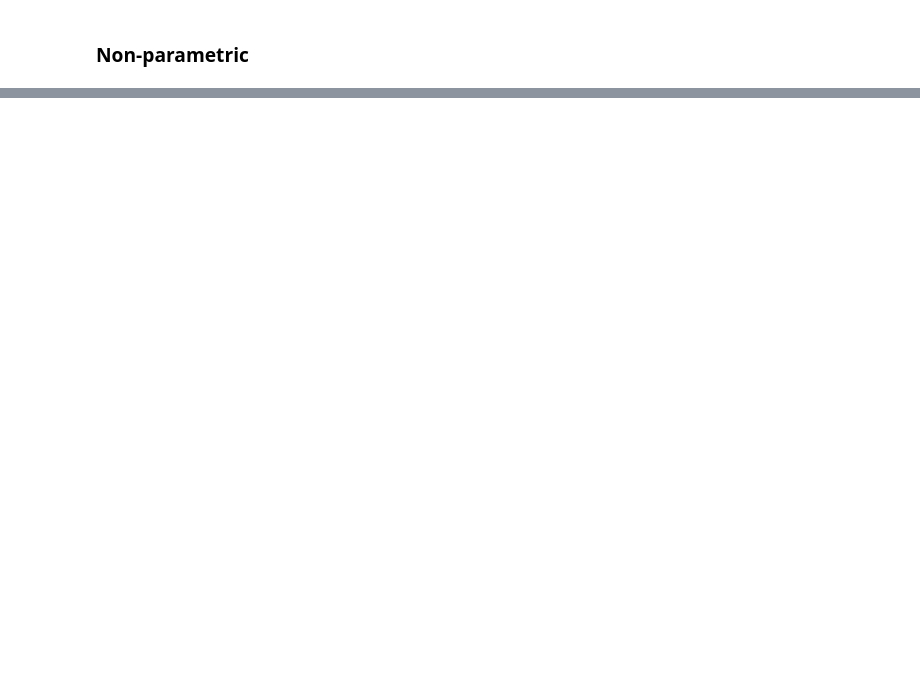
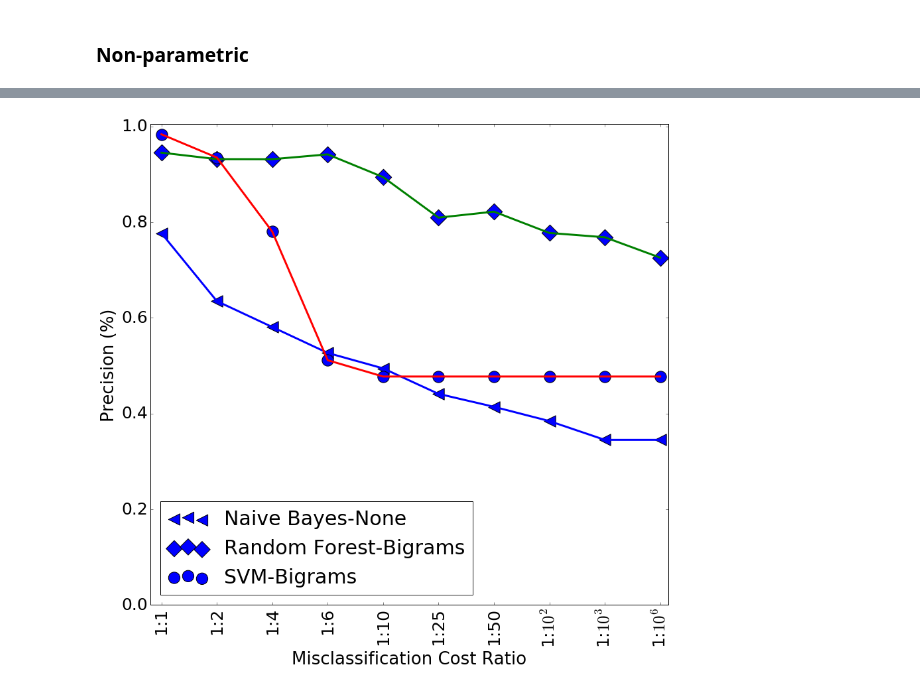
Before and after one commit to borjaeg/thete, a Jupyter notebook: Paper-Analysis.ipynb, the cells around one changed output, grey strips where cells are left out. Drawn from its saved outputs; the diff is of its cells as text; code cells hidden in the pictures; blank space fills up the shorter version.

```diff
--- a/Paper-Analysis.ipynb
+++ b/Paper-Analysis.ipynb
@@ -157,4 +199,10 @@ plot_image(axis_costs, recall_avg_normalized, title="RECALL", ylim = [70., 100.5
+# %%
+precisions = []
+for m in ["Naive Bayes", "Random Forest", "SVM"]:
+    precisions.append(get_best_by_cost("recall", m , "precision"))
 # %%
-plot_image(axis_costs, precision_avg_normalized, title="PRECISION", ylim = [0., 100],
-           xlim = cxlim, colors="rgbmyc", models=pipes, name="precision", labels = labels, ylabel="Precision (%)",
-           loc ="lower right", markers="<Do|", pattern="(.*Bigram.*(Bayes|SVM|.*Forest)|None_Baseline)")
+plot_image(axis_costs, precisions, title="RECALL", ylim = [0., 1.005],
+           xlim = cxlim, name="precision", labels=labels, ylabel="Precision (%)",
+           loc='lower righ', markers="<Do|")
+# %% [output]
+[figure, added]
```
Also changed, not shown: parts of 20 cells of this notebook, 2 other files.
